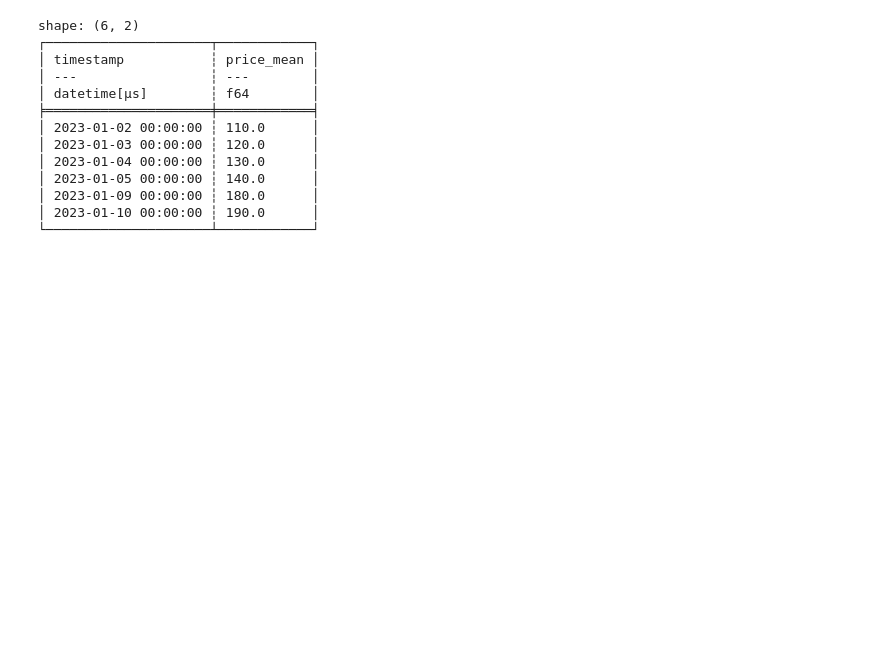
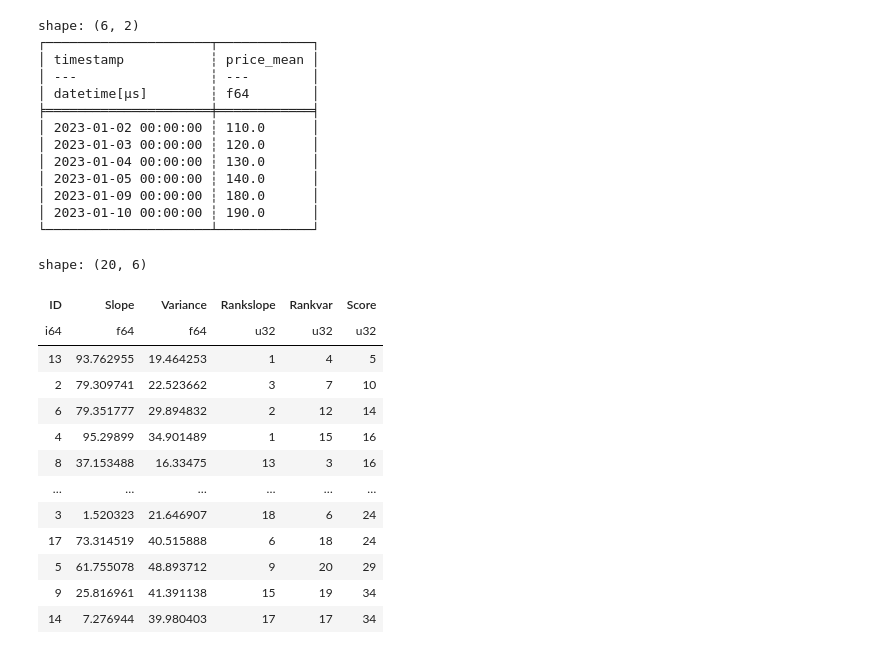
Before and after one commit to KImeriGitHub/RandomOdyssey, a Jupyter notebook: notebooks/sandbox.ipynb, the cells around one changed output. Saved outputs shown, nothing was run; the diff lists cells and outputs as text; code cells hidden in the pictures; blank space fills up the shorter version.

Commit message:
Polars implementation. It is a bit faster

```diff
--- a/notebooks/sandbox.ipynb
+++ b/notebooks/sandbox.ipynb
@@ -196,3 +182,69 @@ shape: (6, 2)
 │ 2023-01-09 00:00:00 ┆ 180.0      │
 │ 2023-01-10 00:00:00 ┆ 190.0      │
 └─────────────────────┴────────────┘
+# %%
+# Sample data
+data = {
+    "ID": range(1, 21),  # IDs from 1 to 20
+    "Slope": np.random.uniform(0, 100, 20),      # Random Slope values between 0 and 100
+    "Variance": np.random.uniform(10, 50, 20)    # Random Variance values between 10 and 50
+}
+
+# Create a Polars DataFrame
+results_df = pl.DataFrame(data)
+# %%
+quant = results_df.select(pl.col("Slope").quantile(0.90)).item()
+
+# Step 2: Assign 'Rankslope'
+# - Rank 1 if 'Slope' > quant
+# - Otherwise, assign a dense rank in descending order starting from 2
+results_df = results_df.with_columns([
+    # Create a temporary column 'Slope_filtered' where 'Slope' <= quant
+    pl.when(pl.col("Slope") <= quant)
+      .then(pl.col("Slope"))
+      .otherwise(None)
+      .alias("Slope_filtered")
+]).with_columns([
+    # Compute dense rank for 'Slope_filtered' in descending order
+    pl.col("Slope_filtered")
+      .rank(method="dense", descending=True)
+      .alias("Slope_rank")
+]).with_columns([
+    # Assign 'Rankslope': 1 if 'Slope' > quant, else 'Slope_rank' + 1
+    pl.when(pl.col("Slope") > quant)
+      .then(1)
+      .otherwise(pl.col("Slope_rank") + 1)
+      .alias("Rankslope")
+]).drop(["Slope_filtered", "Slope_rank"])  # Remove temporary column
+
+# Step 3: Rank the 'Variance' column in ascending order
+results_df = results_df.with_columns([
+    pl.col("Variance")
+      .rank(method="ordinal", descending=False)
+      .alias("Rankvar")
+])
+# Step 4: Compute the 'Score' by summing 'Rankslope' and 'Rankvar'
+results_df = results_df.with_columns([
+    (pl.col("Rankslope") + pl.col("Rankvar")).alias("Score")
+])
+# Step 5: Sort the DataFrame by 'Score' in ascending order
+results_df = results_df.sort("Score", descending=False)
+
+# Step 6: Select the top choices based on available slots
+top_choices = results_df.head(1)
+top_choices
+# %% [output]
+shape: (20, 6)
+| ID | Slope | Variance | Rankslope | Rankvar | Score |
+| i64 | f64 | f64 | u32 | u32 | u32 |
+| 13 | 93.762955 | 19.464253 | 1 | 4 | 5 |
+| 2 | 79.309741 | 22.523662 | 3 | 7 | 10 |
+| 6 | 79.351777 | 29.894832 | 2 | 12 | 14 |
+| 4 | 95.29899 | 34.901489 | 1 | 15 | 16 |
+| 8 | 37.153488 | 16.33475 | 13 | 3 | 16 |
+| … | … | … | … | … | … |
+| 3 | 1.520323 | 21.646907 | 18 | 6 | 24 |
+| 17 | 73.314519 | 40.515888 | 6 | 18 | 24 |
+| 5 | 61.755078 | 48.893712 | 9 | 20 | 29 |
+| 9 | 25.816961 | 41.391138 | 15 | 19 | 34 |
+| 14 | 7.276944 | 39.980403 | 17 | 17 | 34 |
```
Also changed, not shown: parts of 2 cells of this notebook, 11 other files.
